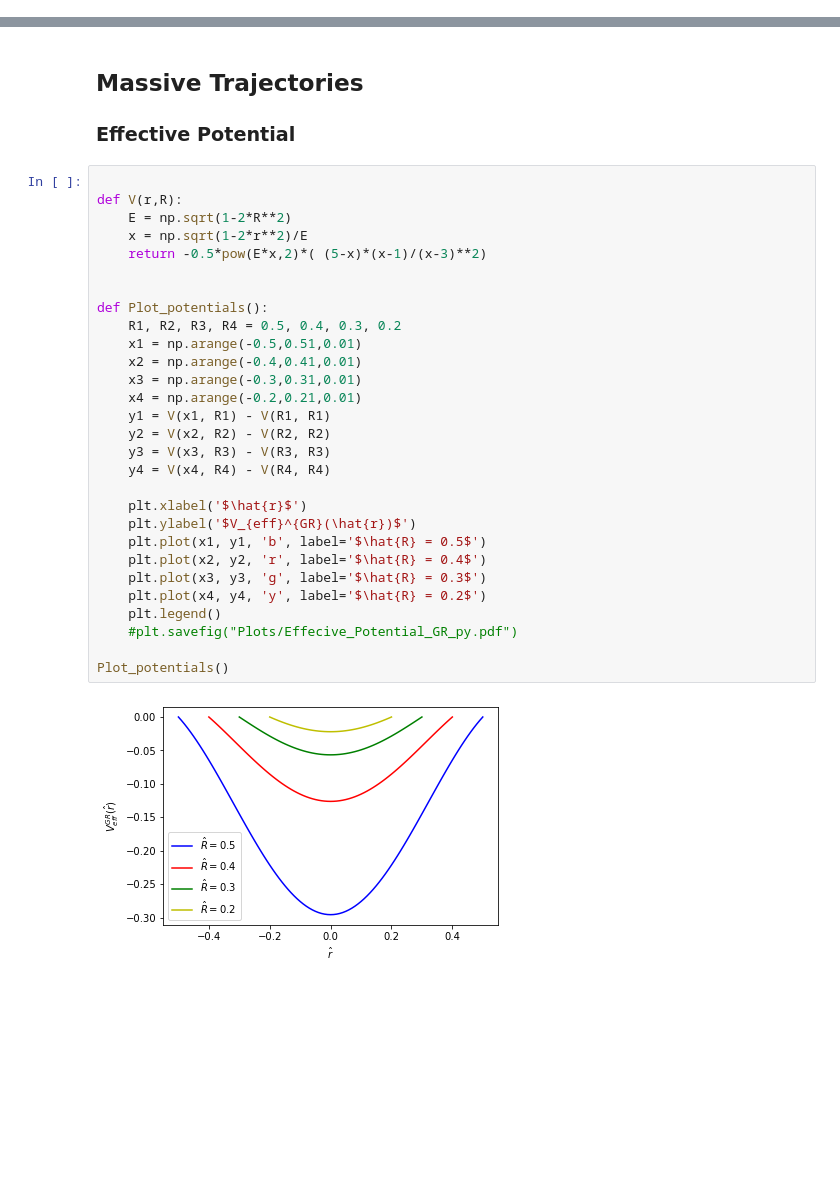
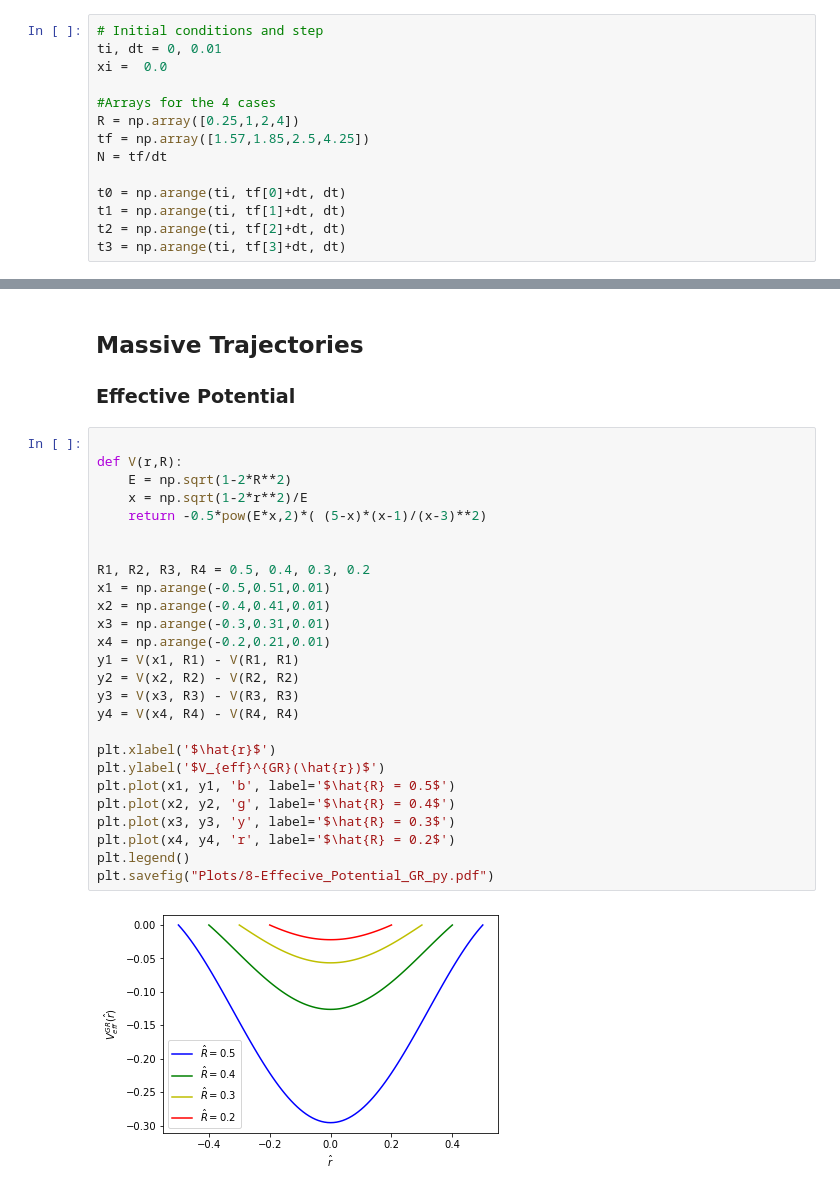
Before and after one commit to nigomezcr/Bachelors-Dissertation, a Jupyter notebook: 2-Relativistic Gravity Train/RelativisticGravityTrain.ipynb, the cells around one changed output, grey strips where cells are left out. Saved outputs shown, nothing was run; the diff lists cells and outputs as text; blank space fills up the shorter version.

```diff
--- a/2-Relativistic Gravity Train/RelativisticGravityTrain.ipynb
+++ b/2-Relativistic Gravity Train/RelativisticGravityTrain.ipynb
@@ -241,0 +278,14 @@ main()
+# %%
+# Initial conditions and step
+ti, dt = 0, 0.01
+xi =  0.0
+
+#Arrays for the 4 cases
+R = np.array([0.25,1,2,4])
+tf = np.array([1.57,1.85,2.5,4.25])
+N = tf/dt
+
+t0 = np.arange(ti, tf[0]+dt, dt)
+t1 = np.arange(ti, tf[1]+dt, dt)
+t2 = np.arange(ti, tf[2]+dt, dt)
+t3 = np.arange(ti, tf[3]+dt, dt)
@@ -317,31 +466,28 @@ Plot_Null_trajectory(t,x)
 # %%
 
 def V(r,R):
     E = np.sqrt(1-2*R**2)
     x = np.sqrt(1-2*r**2)/E
     return -0.5*pow(E*x,2)*( (5-x)*(x-1)/(x-3)**2)
 
 
-def Plot_potentials():
-    R1, R2, R3, R4 = 0.5, 0.4, 0.3, 0.2
-    x1 = np.arange(-0.5,0.51,0.01)
-    x2 = np.arange(-0.4,0.41,0.01)
-    x3 = np.arange(-0.3,0.31,0.01)
-    x4 = np.arange(-0.2,0.21,0.01)
-    y1 = V(x1, R1) - V(R1, R1)
-    y2 = V(x2, R2) - V(R2, R2)
-    y3 = V(x3, R3) - V(R3, R3)
-    y4 = V(x4, R4) - V(R4, R4)
+R1, R2, R3, R4 = 0.5, 0.4, 0.3, 0.2
+x1 = np.arange(-0.5,0.51,0.01)
+x2 = np.arange(-0.4,0.41,0.01)
+x3 = np.arange(-0.3,0.31,0.01)
+x4 = np.arange(-0.2,0.21,0.01)
+y1 = V(x1, R1) - V(R1, R1)
+y2 = V(x2, R2) - V(R2, R2)
+y3 = V(x3, R3) - V(R3, R3)
+y4 = V(x4, R4) - V(R4, R4)
 
-    plt.xlabel('$\hat{r}$')
-    plt.ylabel('$V_{eff}^{GR}(\hat{r})$')
-    plt.plot(x1, y1, 'b', label='$\hat{R} = 0.5$')
-    plt.plot(x2, y2, 'r', label='$\hat{R} = 0.4$')
-    plt.plot(x3, y3, 'g', label='$\hat{R} = 0.3$')
-    plt.plot(x4, y4, 'y', label='$\hat{R} = 0.2$')
-    plt.legend()
-    #plt.savefig("Plots/Effecive_Potential_GR_py.pdf")
-
-Plot_potentials()
+plt.xlabel('$\hat{r}$')
+plt.ylabel('$V_{eff}^{GR}(\hat{r})$')
+plt.plot(x1, y1, 'b', label='$\hat{R} = 0.5$')
+plt.plot(x2, y2, 'g', label='$\hat{R} = 0.4$')
+plt.plot(x3, y3, 'y', label='$\hat{R} = 0.3$')
+plt.plot(x4, y4, 'r', label='$\hat{R} = 0.2$')
+plt.legend()
+plt.savefig("Plots/8-Effecive_Potential_GR_py.pdf")
 # %% [output]
-[figure, old version]
+[figure, new version]
```
Also changed, not shown: parts of 21 cells of this notebook, 7 other files.
